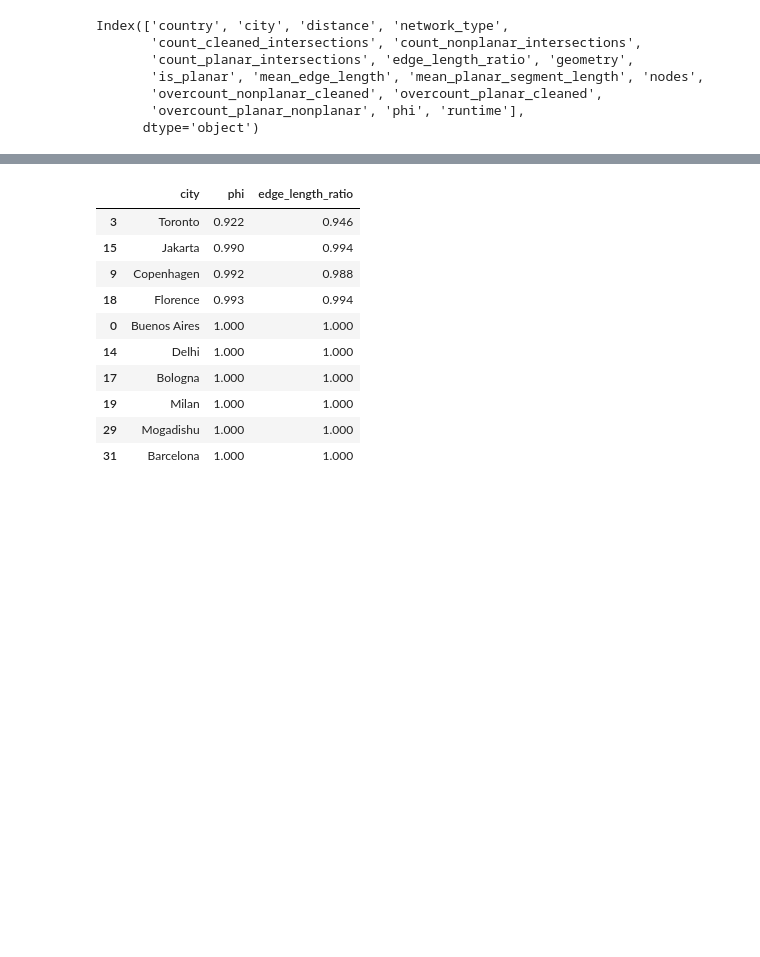
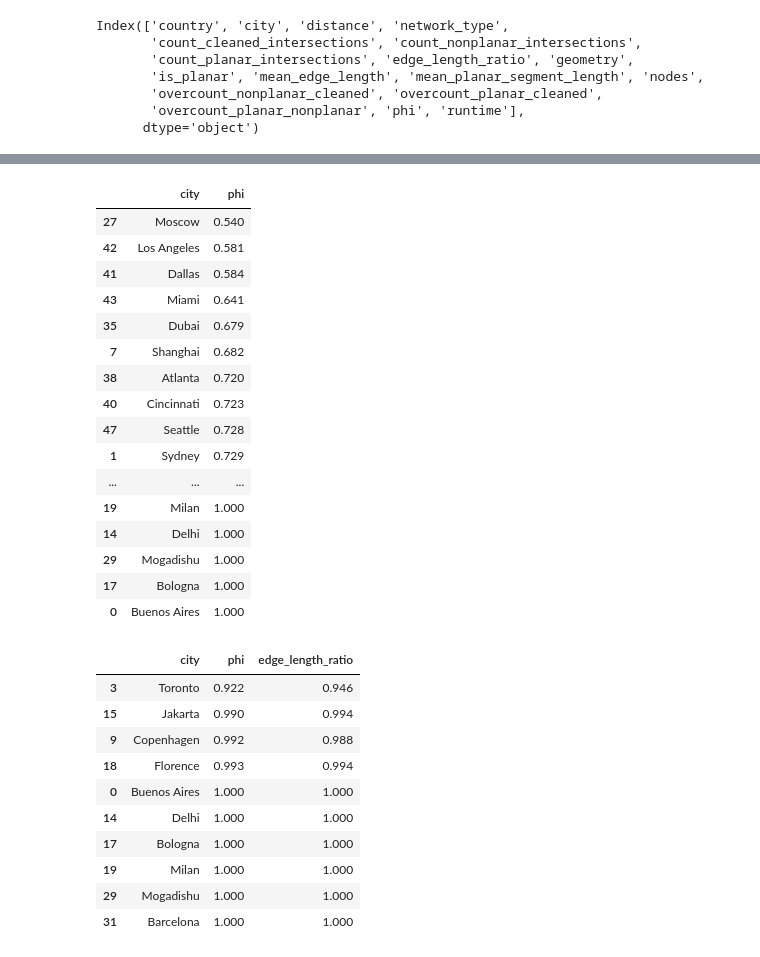
Before and after one commit to gboeing/planar-vs-nonplanar, a Jupyter notebook: planar-vs-nonplanar-analysis.ipynb, the cells around one changed output, grey strips where cells are left out. Cells and saved outputs as stored; diff of their text form; code cells hidden in the pictures; blank space fills up the shorter version.

```diff
--- a/planar-vs-nonplanar-analysis.ipynb
+++ b/planar-vs-nonplanar-analysis.ipynb
@@ -322,3 +257,25 @@ drive.sort_values('phi', ascending=True)
+# %%
+var = 'phi'
+asc = True
+drive.sort_values(var, ascending=asc)[['city', var]]
+# %% [output]
+|  | city | phi |
+| 27 | Moscow | 0.540 |
+| 42 | Los Angeles | 0.581 |
+| 41 | Dallas | 0.584 |
+| 43 | Miami | 0.641 |
+| 35 | Dubai | 0.679 |
+| 7 | Shanghai | 0.682 |
+| 38 | Atlanta | 0.720 |
+| 40 | Cincinnati | 0.723 |
+| 47 | Seattle | 0.728 |
+| 1 | Sydney | 0.729 |
+| ... | ... | ... |
+| 19 | Milan | 1.000 |
+| 14 | Delhi | 1.000 |
+| 29 | Mogadishu | 1.000 |
+| 17 | Bologna | 1.000 |
+| 0 | Buenos Aires | 1.000 |
 # %%
 drive[drive['is_planar'] == True].sort_values('phi')[['city', 'phi', 'edge_length_ratio']]
 # %% [output]
```
Also changed, not shown: parts of 18 cells of this notebook, 6 other files.
